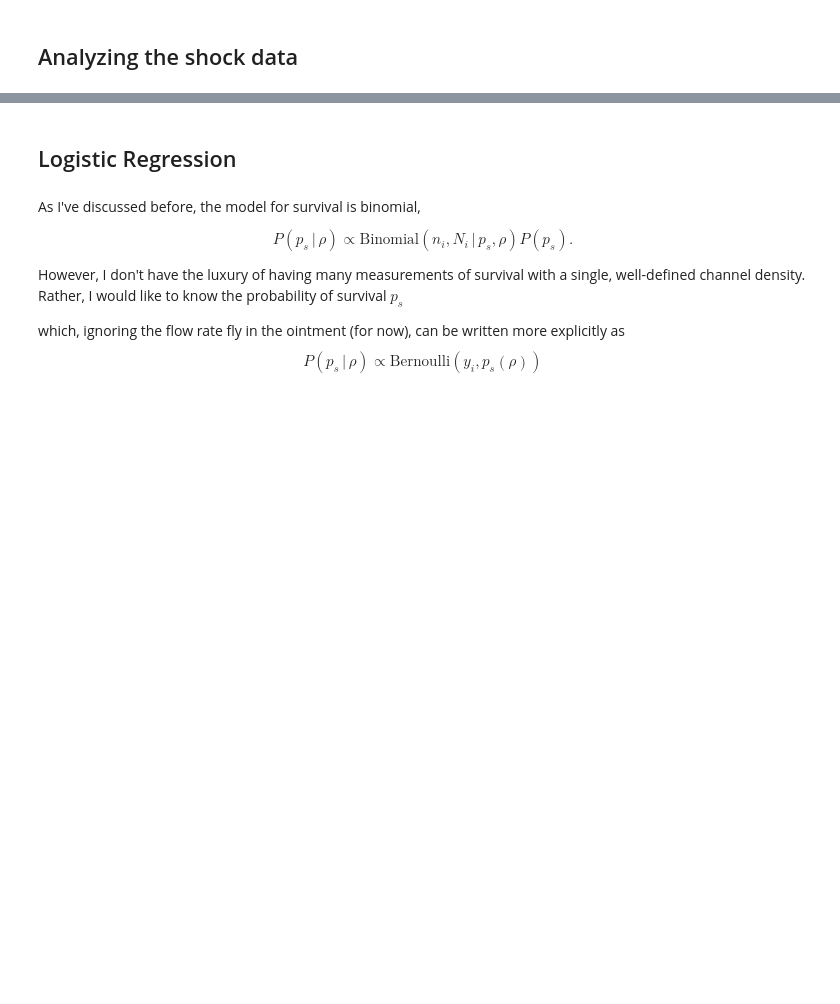
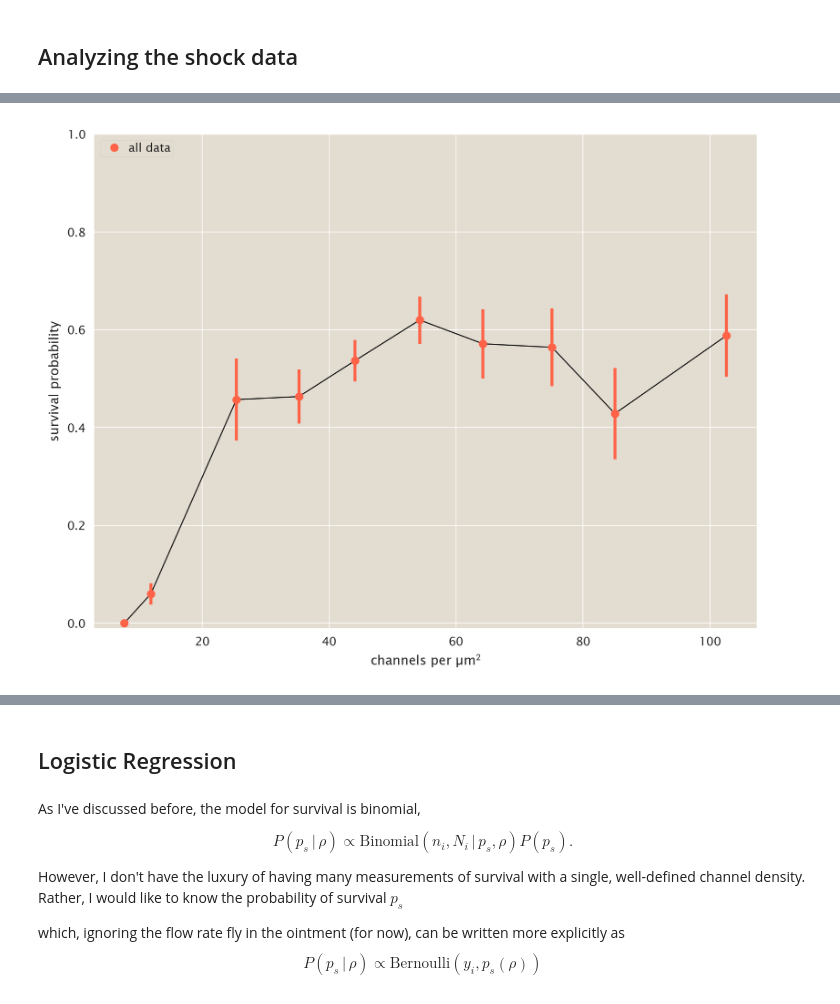
Before and after one commit to RPGroup-PBoC/mscl_survival, a Jupyter notebook: code/analysis.ipynb, the cells around one changed output, grey strips where cells are left out. Drawn from its saved outputs; the diff is of its cells as text; code cells hidden in the pictures; blank space fills up the shorter version.

```diff
--- a/code/analysis.ipynb
+++ b/code/analysis.ipynb
@@ -122,0 +261,19 @@ bokeh.io.export_svgs(obj=bokeh.layouts.gridplot([[p1], [p2]]), filename='../figs
+# %%
+stats = binned_data.groupby('bin_number').apply(mscl.compute_survival_stats)
+stats.sort_values(by='mean_chan', inplace=True)
+
+fig, ax = plt.subplots(1,1)
+ax.set_xlabel('channels per µm$^2$')
+ax.set_ylabel('survival probability')
+_ = ax.plot(stats['mean_chan'], stats['prob'], lw=0.75, color='k', label='__nolegend__')
+_ = ax.errorbar(stats['mean_chan'], stats['prob'], stats['err'], color='tomato',
+           linestyle='none', label='__nolegend__')
+_ = ax.plot(stats['mean_chan'], stats['prob'], 'o', markerfacecolor='tomato',
+           label='all data')
+
+ax.set_ylim([-0.01, 1])
+
+plt.legend(loc='upper left')
+plt.savefig('../figs/analysis/all_data_nbins_10.pdf', bbox_inches='tight')
+# %% [output]
+[figure, added]
```
Also changed, not shown: parts of 15 cells of this notebook, 1 other file.
